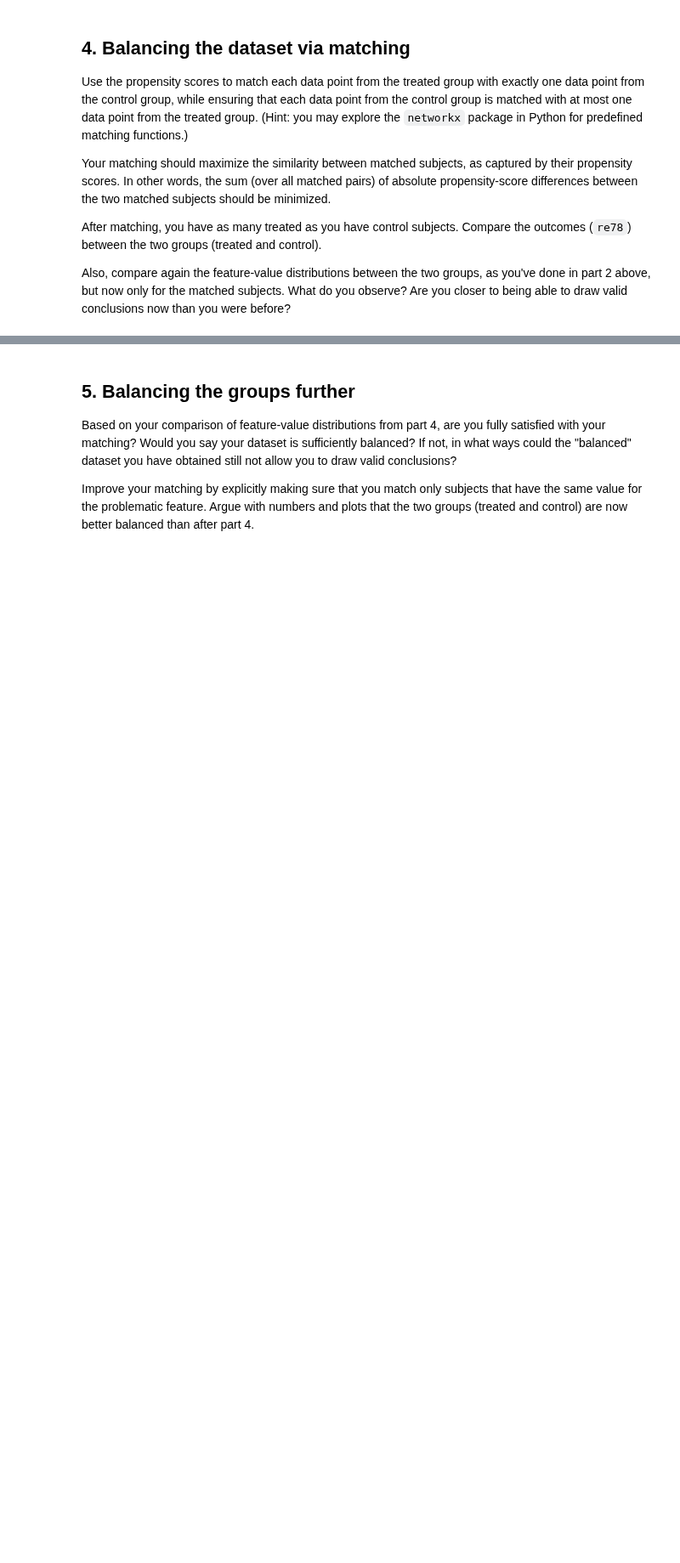
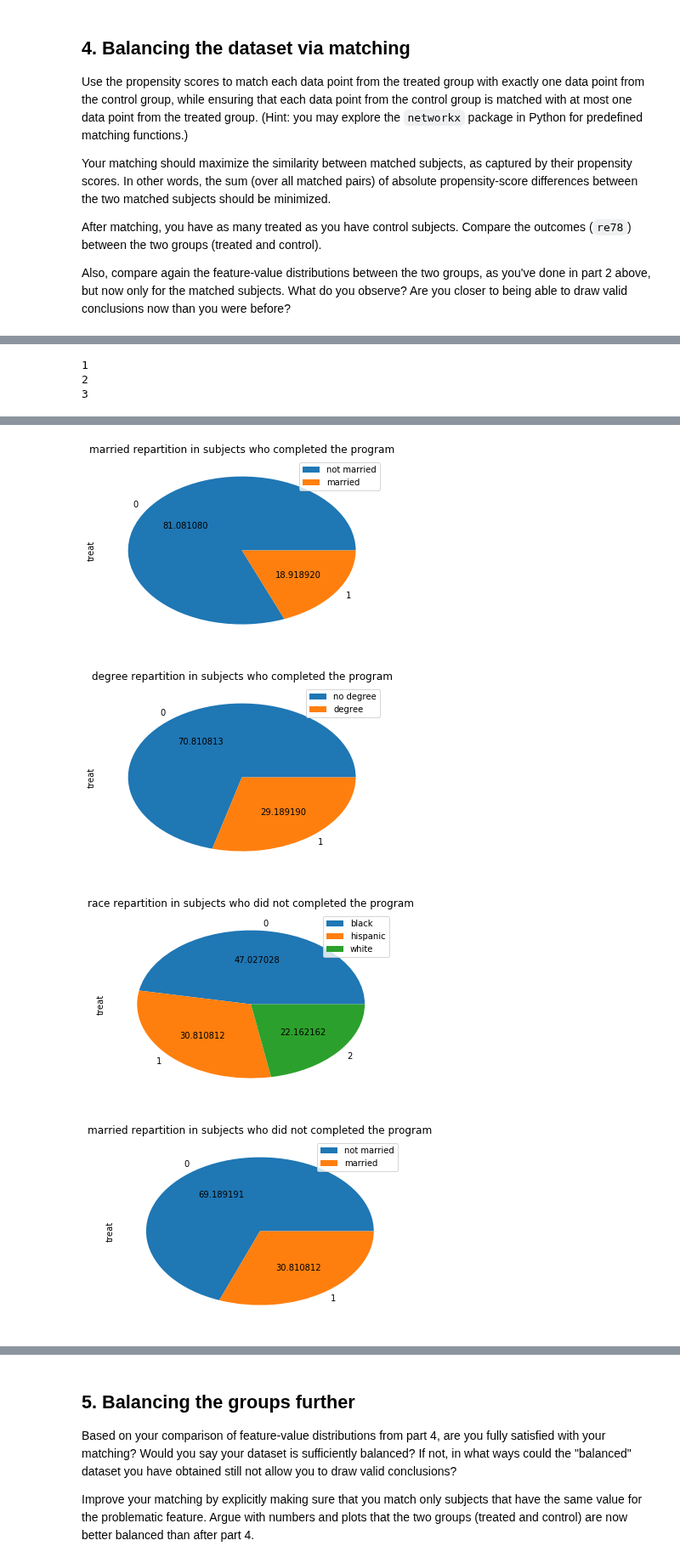
Before and after one commit to mosimann/ADA, a Jupyter notebook: 04 - Applied ML/Homework 4.ipynb, the cells around one changed output, grey strips where cells are left out. Shown at 85% size. Drawn from its saved outputs; the diff is of its cells as text; code cells hidden in the pictures; blank space fills up the shorter version.

```diff
--- a/04 - Applied ML/Homework 4.ipynb
+++ b/04 - Applied ML/Homework 4.ipynb
@@ -217,0 +313,24 @@ Are you closer to being able to draw valid conclusions now than you were before?
+# %%
+treated = lalonde_matched[lalonde_matched['treat']==1]     #only people who completed the program
+no_treated = lalonde_matched[lalonde_matched['treat']==0]
+
+a=0
+b=0
+legend = [['black', 'hispanic', 'white'],['not married', 'married'],['no degree', 'degree']]
+
+for features in ['race', 'married', 'degree']:
+
+    pie = treated.groupby(features).count().plot.pie(y='treat', autopct="%2f").legend(labels=legend[a] , loc="best")
+    plt.title(features+' repartition in subjects who completed the program')
+    a+=1
+    print(a)
+
+for features in ['race', 'married', 'degree']:
+
+    pie = no_treated.groupby(features).count().plot.pie(y='treat', autopct="%2f").legend(labels=legend[b] , loc="best")
+    plt.title(features+' repartition in subjects who did not completed the program')
+    b+=1
+# %% [output]
+1
+2
+3
@@ -217,0 +338,4 @@ Are you closer to being able to draw valid conclusions now than you were before?
+[figure, added]
+[figure, added]
+[figure, added]
+[figure, added]
```
Also changed, not shown: parts of 12 cells of this notebook.
